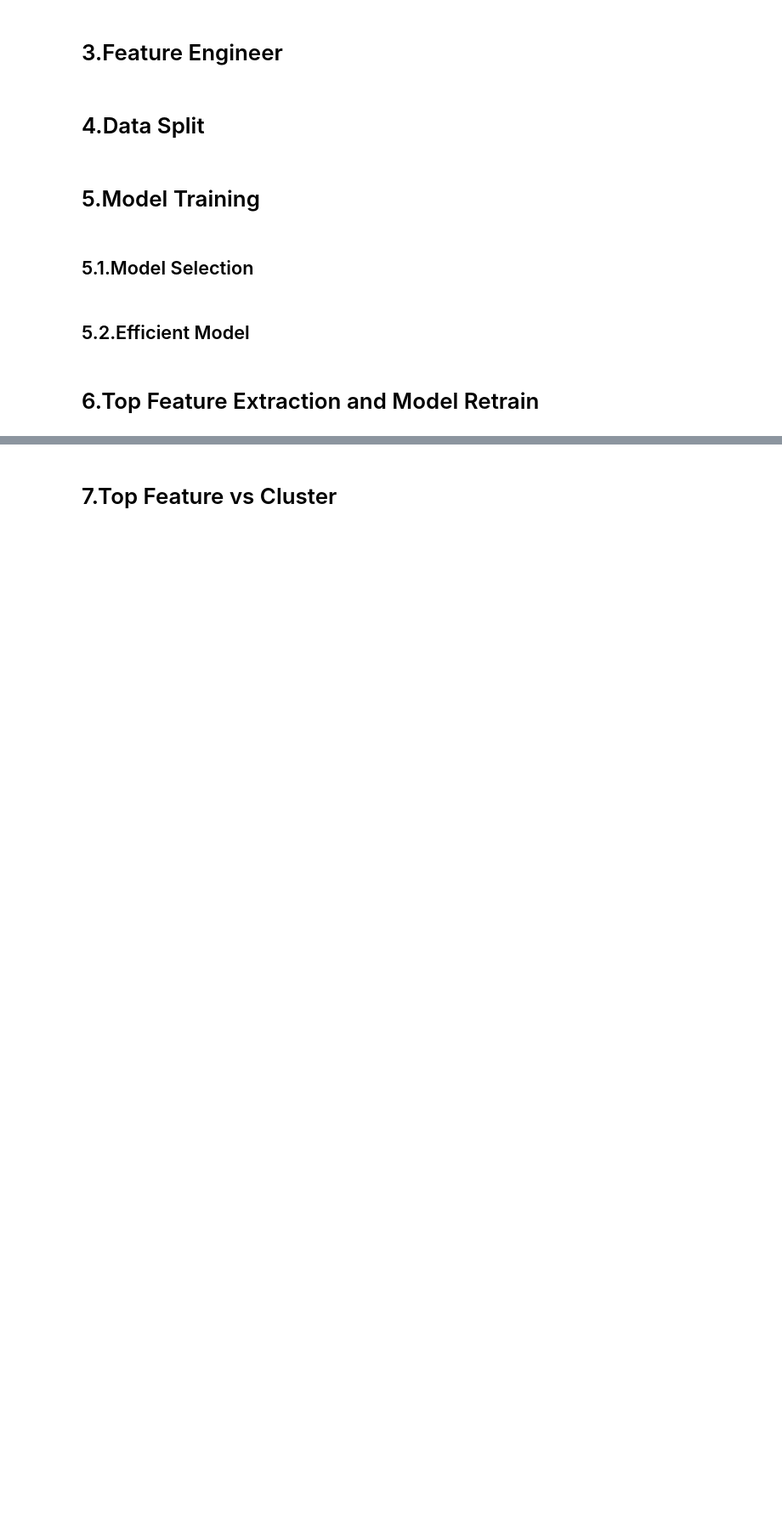
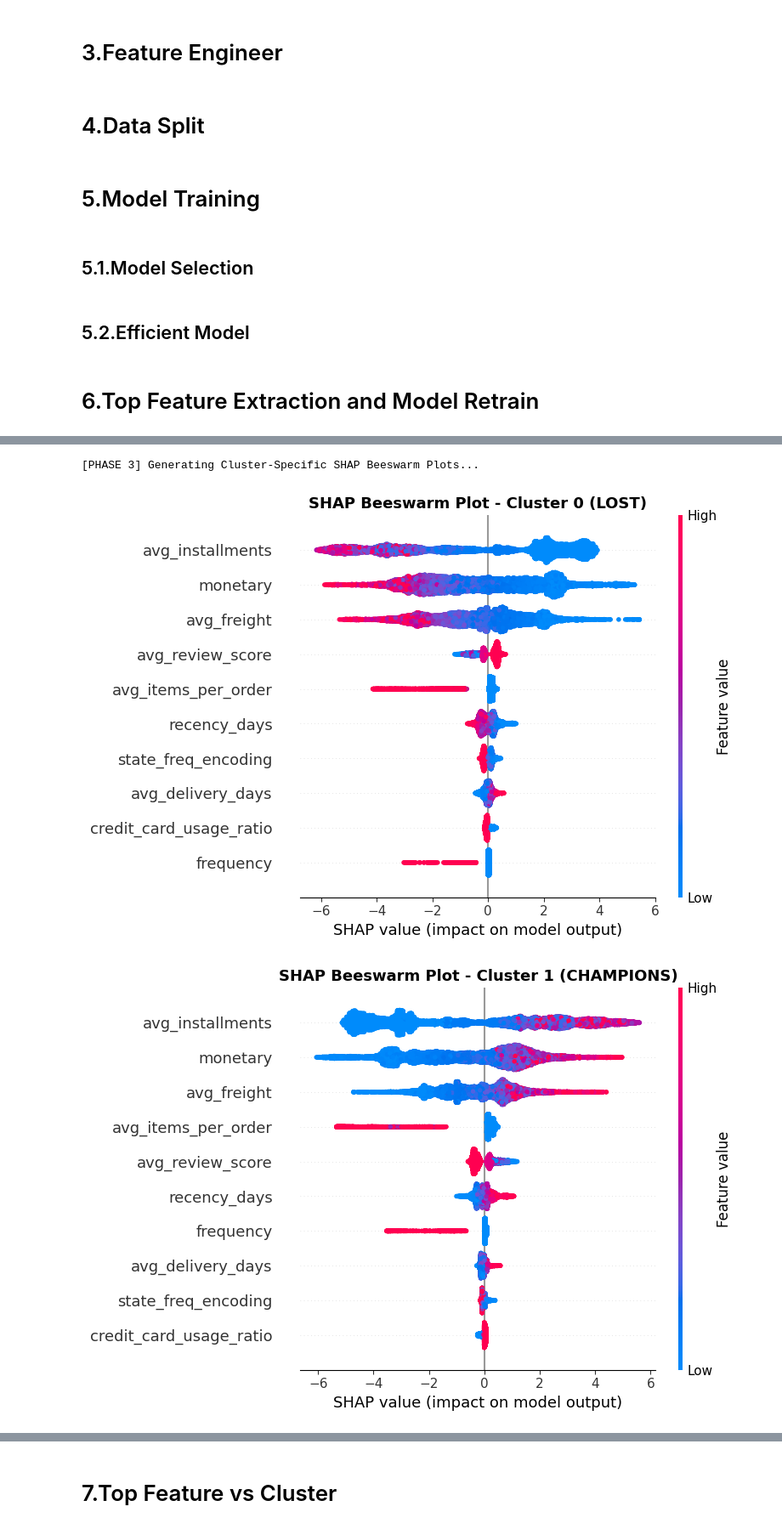
Before and after one commit to Dang-Huy/Group-3-Machine-Learning-2, a Jupyter notebook: [Main] Multiclass Classification Problem.ipynb, the cells around one changed output, grey strips where cells are left out. Shown at 85% size. Drawn from its saved outputs; the diff is of its cells as text; code cells hidden in the pictures; blank space fills up the shorter version.

```diff
--- a/[Main] Multiclass Classification Problem.ipynb
+++ b/[Main] Multiclass Classification Problem.ipynb
@@ -112,0 +298,31 @@ Based on the deviation from the population mean (dataset average), we can profil
+# %%
+
+# PHASE 3: CLUSTER-SPECIFIC BEESWARM PLOTS
+print("\n[PHASE 3] Generating Cluster-Specific SHAP Beeswarm Plots...")
+
+cluster_names = {
+    0: "Cluster 0 (LOST)",
+    1: "Cluster 1 (CHAMPIONS)",
+    2: "Cluster 2 (CAN'T LOSE)",
+    3: "Cluster 3 (PROMISING)"
+}
+
+# shap_values shape: (n_samples, n_features, n_classes)
+# For each cluster, extract shap_values[:, :, cluster_idx]
+for cluster_idx in range(4):
+    plt.figure(figsize=(12, 6))
+    cluster_shap = shap_values[:, :, cluster_idx]  # (n_samples, n_features)
+    shap.summary_plot(
+        cluster_shap,
+        X_test,
+        plot_type="dot",
+        max_display=len(X_train.columns),
+        show=False
+    )
+    plt.title(f'SHAP Beeswarm Plot - {cluster_names[cluster_idx]}', fontsize=13, fontweight='bold')
+    plt.tight_layout()
+    plt.show()
+# %% [output]
+[PHASE 3] Generating Cluster-Specific SHAP Beeswarm Plots...
+[figure, added]
+[figure, added]
```
Also changed, not shown: parts of 8 cells of this notebook.
